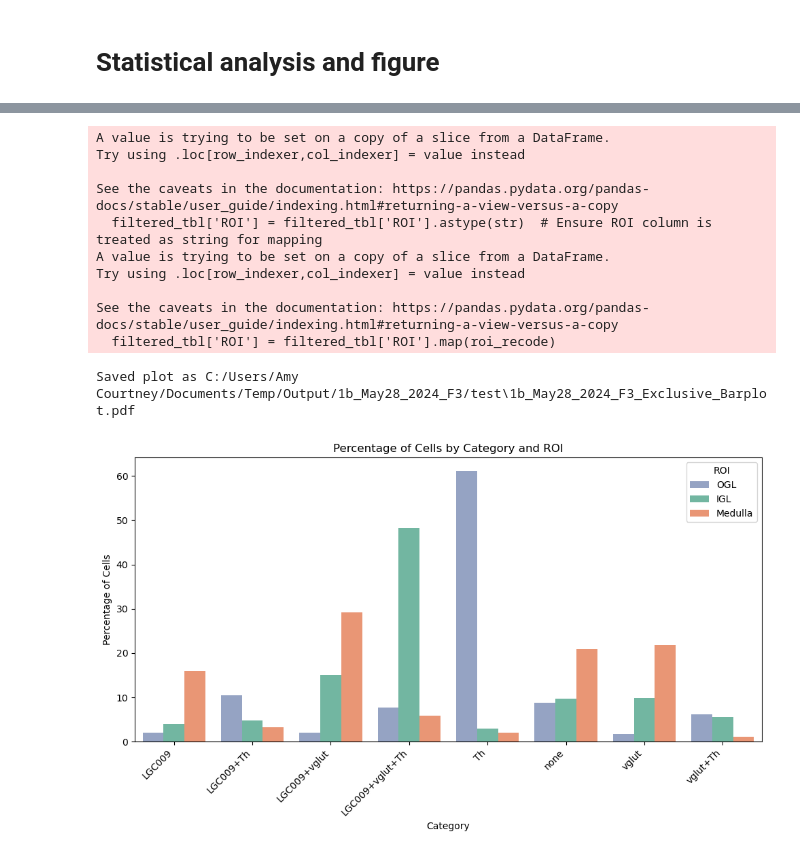
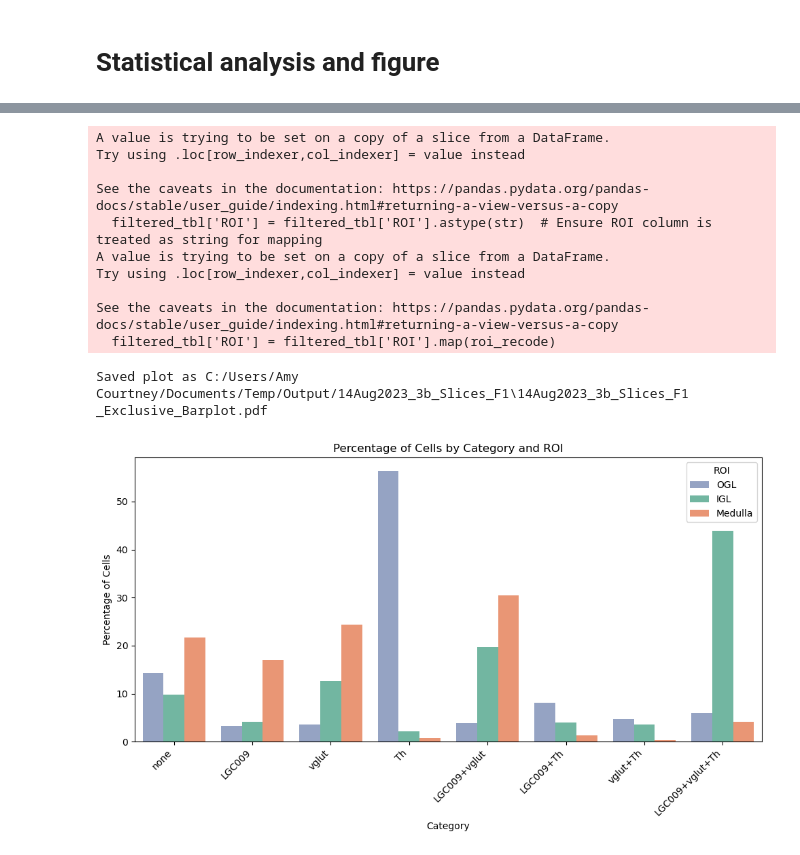
Before and after one commit to jboulanger/fish-octopus, a Jupyter notebook: 4_Visualization.ipynb, the cells around one changed output, grey strips where cells are left out. Cells and saved outputs as stored; diff of their text form; code cells hidden in the pictures.

```diff
--- a/4_Visualization.ipynb
+++ b/4_Visualization.ipynb
@@ -363,10 +365,15 @@ cell_intensity = map_intensity(labels, df, channels)
 # %% [markdown]
 Visualize the map of intensity to select threshold
 # %%
+# Define the image name variable
+Image_Name = '14Aug2023_3b_Slices_F1 '
+
+# Select the folder to save the files using manual input
+save_folder = 'C:/Users/Amy Courtney/Documents/Temp/Output/14Aug2023_3b_Slices_F1'
 # default thresholds
-thresholds = {c: df[c].median() + 0.5 * madstd(df[c]) for c in channels}
+#thresholds = {c: df[c].median() + 0.5 * madstd(df[c]) for c in channels}
 # custom threshold
-#thresholds = {"LGC041": 2, "LGC046": 5, "Th": 0.9}
+thresholds = {"LGC009": 0.3, "vglut": 0.4, "Th": 0.9}
 fig, ax = plt.subplots(1, len(channels))
 for k, ch in enumerate(channels):
     ax[k].imshow(
@@ -446,0 +460,12 @@ WARNING: QWindowsWindow::setGeometry: Unable to set geometry 4240x2350+526+120 (
+# %%
+# Set the order of the 'Category' based on the decoder_ex keys
+category_order =["+".join(decoder_ex[k]) for k in range(8)]
+display(category_order)
+
+unique_labels = np.unique(layer.data)
+unique_labels = unique_labels[unique_labels != 0]  # Remove the first codemap label (0)
+display(unique_labels)
+
+
+category_name = category_order[1]
+display(category_name)
@@ -447,11 +483,7 @@ WARNING: QWindowsWindow::setGeometry: Unable to set geometry 4240x2350+526+120 (
 # %% [markdown]
 # Statistical analysis and figure
 # %%
-# Define the image name variable
-Image_Name = '1b_May28_2024_F3'
 
-# Select the folder to save the files using manual input
-save_folder = 'C:/Users/Amy Courtney/Documents/Temp/Output/1b_May28_2024_F3/test'
 
 if os.path.isdir(save_folder):
     # Retrieve and print the names of all layers
@@ -475,9 +507,11 @@ if os.path.isdir(save_folder):
         # If the layer is 'Codemaps', save each label separately and its MIP
         if layer_name == 'codemaps':
             unique_labels = np.unique(layer.data)
+            unique_labels = unique_labels[unique_labels != 0]  # Remove the first codemap label (0)
             for label in unique_labels:
                 label_data = (layer.data == label).astype(np.uint8)
-                label_filename = os.path.join(save_folder, f"{Image_Name}_{layer_name}_label_{label}.tif")
+                category_name = category_order[label-1]
+                label_filename = os.path.join(save_folder, f"{Image_Name}_{layer_name}_label_{label}_{category_name}.tif")
                 tifffile.imsave(label_filename, label_data)
                 print(f"Saved label {label} of {layer_name} as {label_filename}")
 
@@ -485,7 +519,7 @@ if os.path.isdir(save_folder):
                 label_mip = np.max(label_data, axis=0)
                 # Rescale the MIP to 255 for white pixels
                 label_mip_rescaled = cv2.normalize(label_mip, None, alpha=0, beta=255, norm_type=cv2.NORM_MINMAX)
-                label_mip_filename = os.path.join(save_folder, f"{Image_Name}_{layer_name}_label_{label}_MIP.tif")
+                label_mip_filename = os.path.join(save_folder, f"{Image_Name}_{layer_name}_label_{label}_{category_name}_MIP.tif")
                 tifffile.imsave(label_mip_filename, label_mip_rescaled.astype(np.uint8))
                 print(f"Saved rescaled MIP of label {label} of {layer_name} as {label_mip_filename}")
 
@@ -648,10 +684,13 @@ filtered_tbl['ROI'] = filtered_tbl['ROI'].astype(str)  # Ensure ROI column is tr
 filtered_tbl['ROI'] = filtered_tbl['ROI'].map(roi_recode)
 filtered_tbl = filtered_tbl.rename(columns={'category': 'Category'})
 
+
+
 # Plotting the grouped bar plot (side-by-side)
 plt.figure(figsize=(10, 6))
 sns.barplot(x='Category', y='Percentage', hue='ROI', data=filtered_tbl,
-            palette={'OGL': '#8da0cb', 'IGL': '#66c2a5', 'Medulla': '#fc8d62'})  # Specify colors
+            palette={'OGL': '#8da0cb', 'IGL': '#66c2a5', 'Medulla': '#fc8d62'},
+            order=category_order)  # Specify colors
 
 plt.title('Percentage of Cells by Category and ROI')
 plt.xlabel('Category')
@@ -661,32 +700,32 @@ plt.legend(title='ROI')
 
 # Ensure the save folder exists
 os.makedirs(save_folder, exist_ok=True)
 
 # Extract base name of the imported file
 file_path = os.path.join(save_folder, f"{Image_Name}_tbl_in.csv")
 
 # Show the plot and save as PDF and TIFF
 plot_filename_pdf = os.path.join(save_folder, f"{Image_Name}_Exclusive_Barplot.pdf")
 plot_filename_tiff = os.path.join(save_folder, f"{Image_Name}_Exclusive_Barplot.tiff")
 plt.savefig(plot_filename_pdf, format='pdf', bbox_inches='tight')
 # Uncomment the next line if you want to save as TIFF
 # plt.savefig(plot_filename_tiff, format='tiff', bbox_inches='tight')
 
 print(f"Saved plot as {plot_filename_pdf}")
 # print(f"Saved plot as {plot_filename_tiff}")
 
 plt.tight_layout()
 plt.show()
 # %% [output]
 A value is trying to be set on a copy of a slice from a DataFrame.
 Try using .loc[row_indexer,col_indexer] = value instead
 
 See the caveats in the documentation: https://pandas.pydata.org/pandas-docs/stable/user_guide/indexing.html#returning-a-view-versus-a-copy
   filtered_tbl['ROI'] = filtered_tbl['ROI'].astype(str)  # Ensure ROI column is treated as string for mapping
 A value is trying to be set on a copy of a slice from a DataFrame.
 Try using .loc[row_indexer,col_indexer] = value instead
 
 See the caveats in the documentation: https://pandas.pydata.org/pandas-docs/stable/user_guide/indexing.html#returning-a-view-versus-a-copy
   filtered_tbl['ROI'] = filtered_tbl['ROI'].map(roi_recode)
-Saved plot as C:/Users/Amy Courtney/Documents/Temp/Output/1b_May28_2024_F3/test\1b_May28_2024_F3_Exclusive_Barplot.pdf
+Saved plot as C:/Users/Amy Courtney/Documents/Temp/Output/14Aug2023_3b_Slices_F1\14Aug2023_3b_Slices_F1 _Exclusive_Barplot.pdf
-[figure, old version]
+[figure, new version]
```
Also changed, not shown: parts of 11 cells of this notebook.
